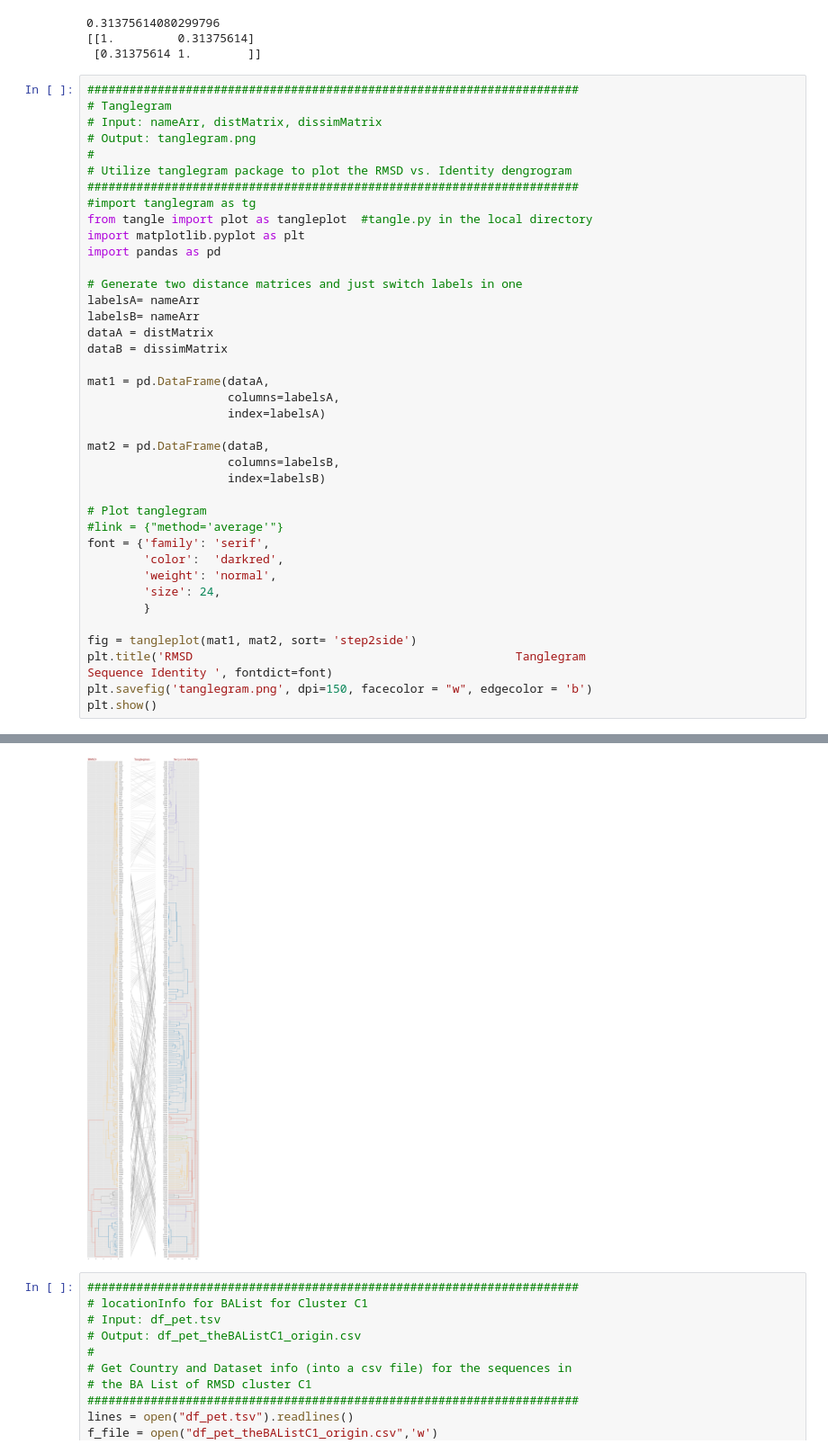
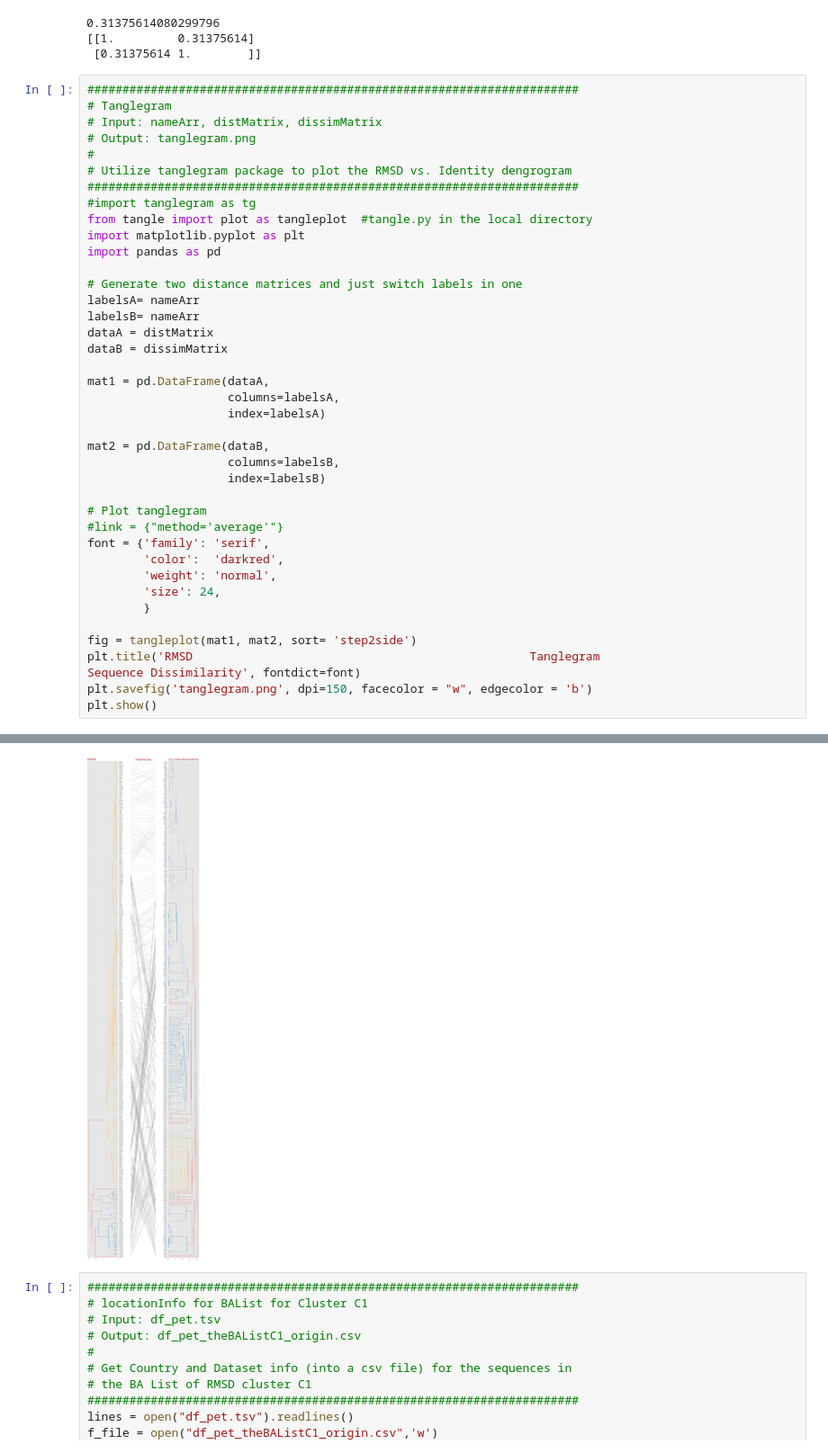
Before and after one commit to EthanS47/PetProject, a Jupyter notebook: pet_project.ipynb, the cells around one changed output, grey strips where cells are left out. Shown at 90% size. Drawn from its saved outputs; the diff is of its cells as text.

Commit message:
update title of tanglegram

```diff
--- a/pet_project.ipynb
+++ b/pet_project.ipynb
@@ -908,35 +908,35 @@ import pandas as pd
 # Generate two distance matrices and just switch labels in one
 labelsA= nameArr
 labelsB= nameArr
 dataA = distMatrix
 dataB = dissimMatrix
 
 mat1 = pd.DataFrame(dataA,
                     columns=labelsA,
                     index=labelsA)
 
 mat2 = pd.DataFrame(dataB,
                     columns=labelsB,
                     index=labelsB)
 
 # Plot tanglegram
 #link = {"method='average'"}
 font = {'family': 'serif',
         'color':  'darkred',
         'weight': 'normal',
         'size': 24,
         }
 
 fig = tangleplot(mat1, mat2, sort= 'step2side')
-plt.title('RMSD                                              Tanglegram                             Sequence Identity ', fontdict=font)
+plt.title('RMSD                                                Tanglegram                     Sequence Dissimilarity', fontdict=font)
 plt.savefig('tanglegram.png', dpi=150, facecolor = "w", edgecolor = 'b')
 plt.show()
 # %% [output]
 INFO  : Generating linkage from distances (tangle)
 INFO  : Generating linkage from distances (tangle)
 INFO  : Finished optimising at entanglement 0.12 (tangle)
 INFO  : Done. Use matplotlib.pyplot.show() to show plot. (tangle)
-[figure, old version]
+[figure, new version]
 # %%
 ######################################################################
 # locationInfo for BAList for Cluster C1
```
Also changed, not shown: 1 other file.
